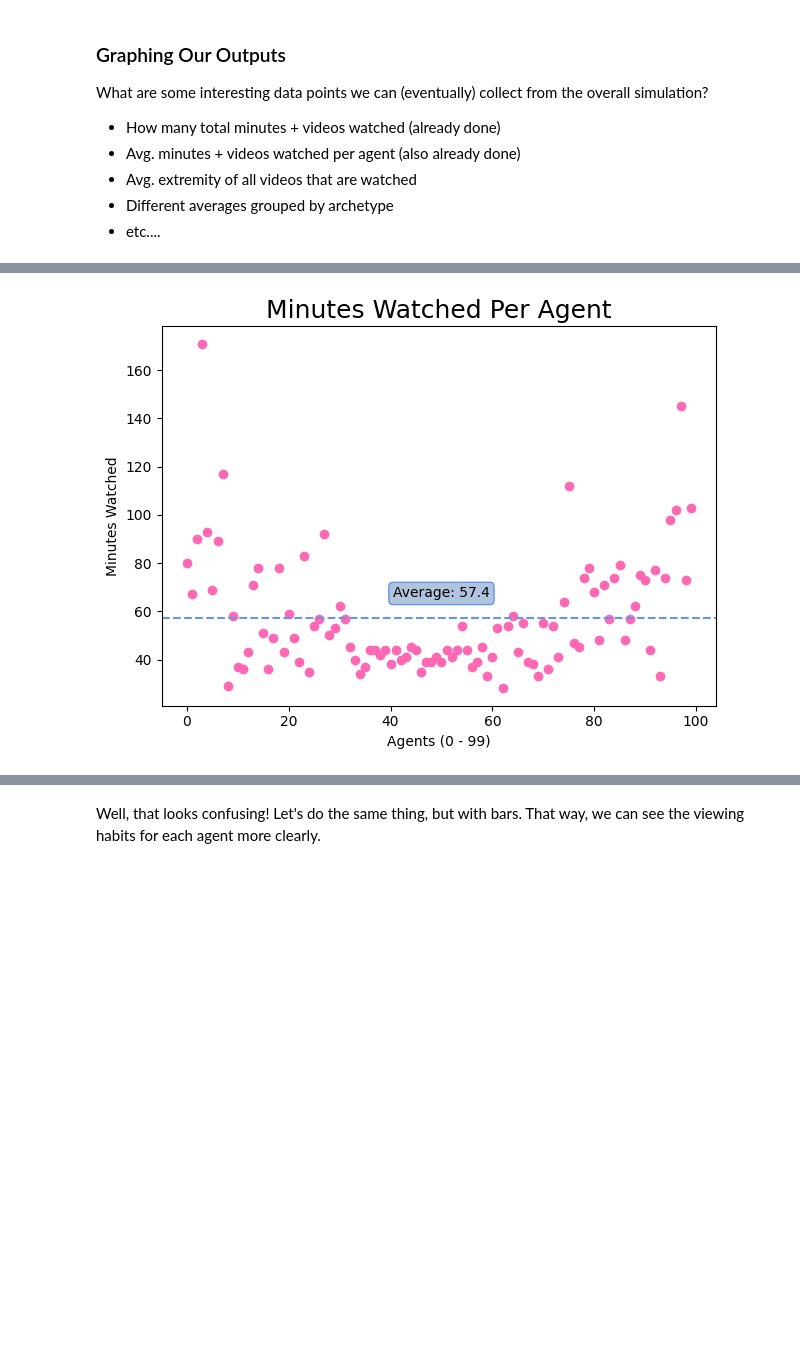
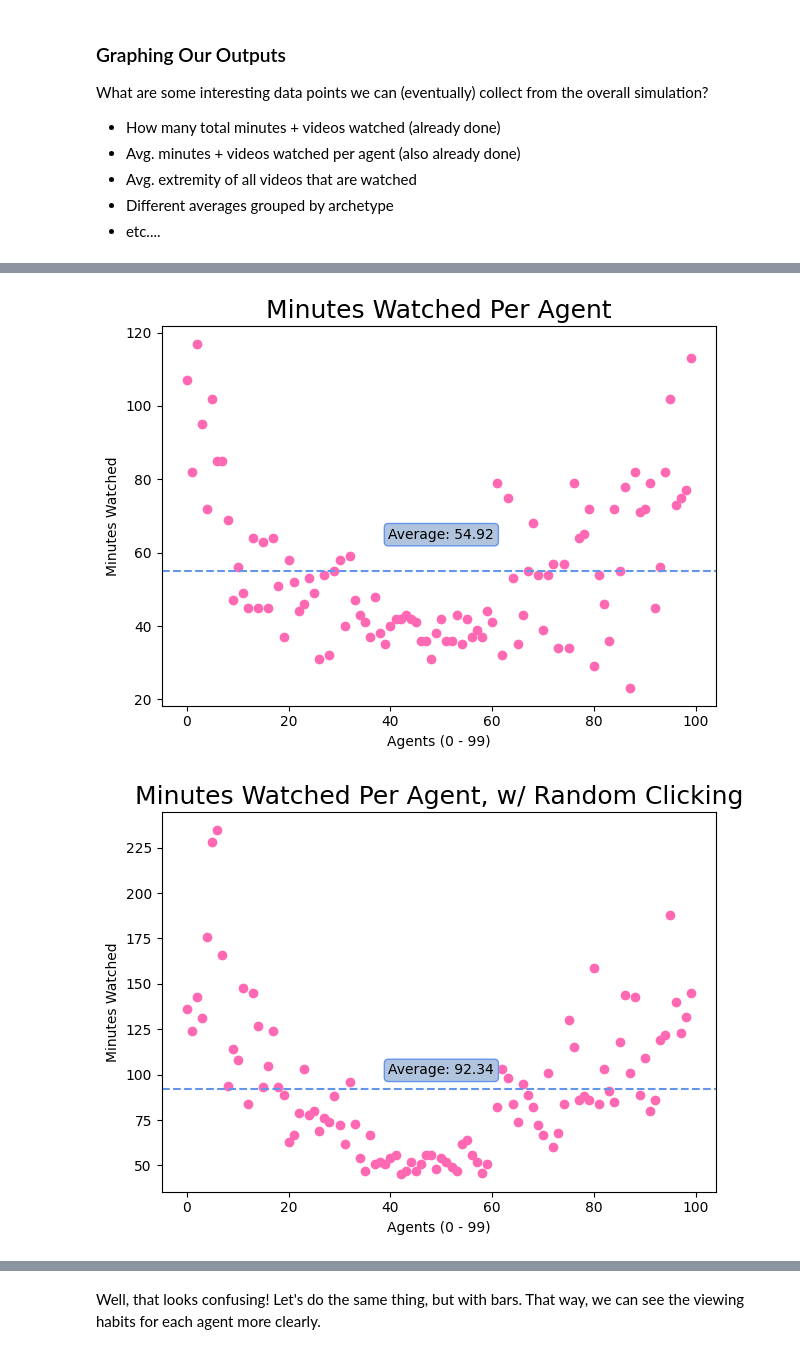
Before and after one commit to snyder-research-group/tools-of-justice, a Jupyter notebook: youtube simulation/simulation_notebook.ipynb, the cells around one changed output, grey strips where cells are left out. Cells and saved outputs as stored; diff of their text form; code cells hidden in the pictures; blank space fills up the shorter version.

```diff
--- a/youtube simulation/simulation_notebook.ipynb
+++ b/youtube simulation/simulation_notebook.ipynb
@@ -612,30 +819,54 @@ KeyboardInterrupt:
 # %%
 # Let's graph each agent with how much they watched per day.
 # x axis = agents (0-199), y axis = minutes watched per agent
 
 x = numpy.arange(0,NUM_AGENTS)
 y = agent_minutes_watched_today_array
 
 plt.scatter(x,y, color = 'hotpink') # A bar chart
 plt.title('Minutes Watched Per Agent', fontsize = 18)
 plt.xlabel('Agents (0 - ' + str(NUM_AGENTS-1) + ')')
 plt.ylabel('Minutes Watched')
 plt.axhline(numpy.nanmean(y), linestyle = '--', color = 'cornflowerblue')
 
 # defining display layout
 plt.tight_layout()
 
 plt.text(50, numpy.nanmean(y) + 10, "Average: " + str(numpy.nanmean(y)), size=10, rotation=0.,
          ha="center", va="center",
          bbox=dict(boxstyle="round",
                    ec='cornflowerblue',   # edge color: rbg values
                    fc='lightsteelblue',   # fill color: rbg values
                    )
          )
 
 plt.show()
+
+if(rand_system_toggle):
+    x = numpy.arange(0,NUM_AGENTS)
+    y = agent_minutes_watched_today_array_rand
+
+    plt.scatter(x,y, color = 'hotpink') # A bar chart
+    plt.title('Minutes Watched Per Agent, w/ Random Clicking', fontsize = 18)
+    plt.xlabel('Agents (0 - ' + str(NUM_AGENTS-1) + ')')
+    plt.ylabel('Minutes Watched')
+    plt.axhline(numpy.nanmean(y), linestyle = '--', color = 'cornflowerblue')
+
+    # defining display layout
+    plt.tight_layout()
+
+    plt.text(50, numpy.nanmean(y) + 10, "Average: " + str(numpy.nanmean(y)), size=10, rotation=0.,
+            ha="center", va="center",
+            bbox=dict(boxstyle="round",
+                    ec='cornflowerblue',   # edge color: rbg values
+                    fc='lightsteelblue',   # fill color: rbg values
+                    )
+            )
+
+    plt.show()
 # %% [output]
-[figure, old version]
+[figure, new version]
+[figure, added]
 # %%
 # Let's graph each agent with how many videos they watched per day.
 # x axis = agents (0-99), y axis = videos watched per agent
```
Also changed, not shown: parts of 9 cells of this notebook.
